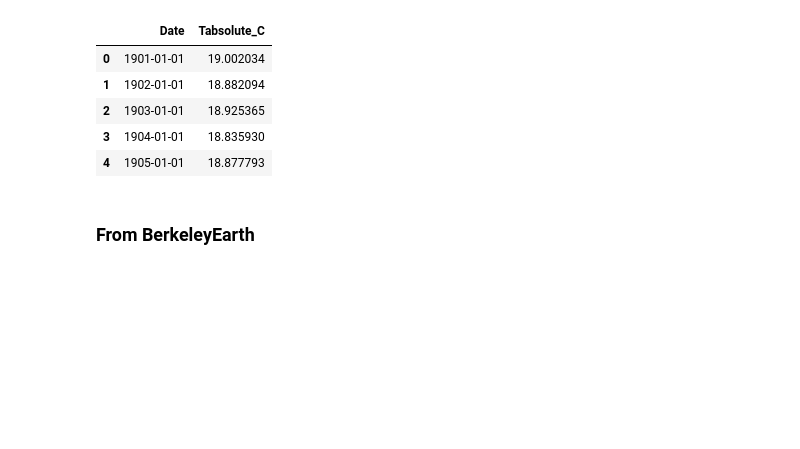
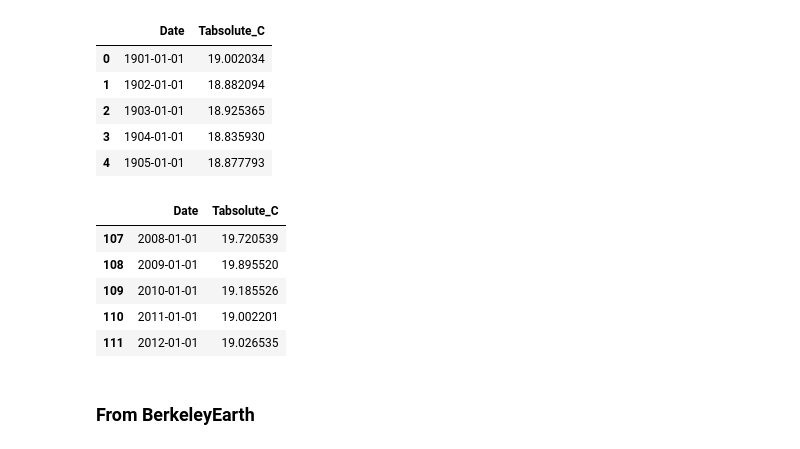
Before and after one commit to toddschultz/DegreesOfClimateChange, a Jupyter notebook: examples/GlobalTemperatureComparison-Final.ipynb, the cells around one changed output. Drawn from its saved outputs; the diff is of its cells as text; code cells hidden in the pictures; blank space fills up the shorter version.

```diff
--- a/examples/GlobalTemperatureComparison-Final.ipynb
+++ b/examples/GlobalTemperatureComparison-Final.ipynb
@@ -123,6 +124,15 @@ df_wb.head(5)
 | 2 | 1903-01-01 | 18.925365 |
 | 3 | 1904-01-01 | 18.835930 |
 | 4 | 1905-01-01 | 18.877793 |
+# %%
+df_wb.tail(5)
+# %% [output]
+|  | Date | Tabsolute_C |
+| 107 | 2008-01-01 | 19.720539 |
+| 108 | 2009-01-01 | 19.895520 |
+| 109 | 2010-01-01 | 19.185526 |
+| 110 | 2011-01-01 | 19.002201 |
+| 111 | 2012-01-01 | 19.026535 |
 # %% [markdown]
 ### From BerkeleyEarth
 # %%
```
Also changed, not shown: parts of 9 cells of this notebook.
